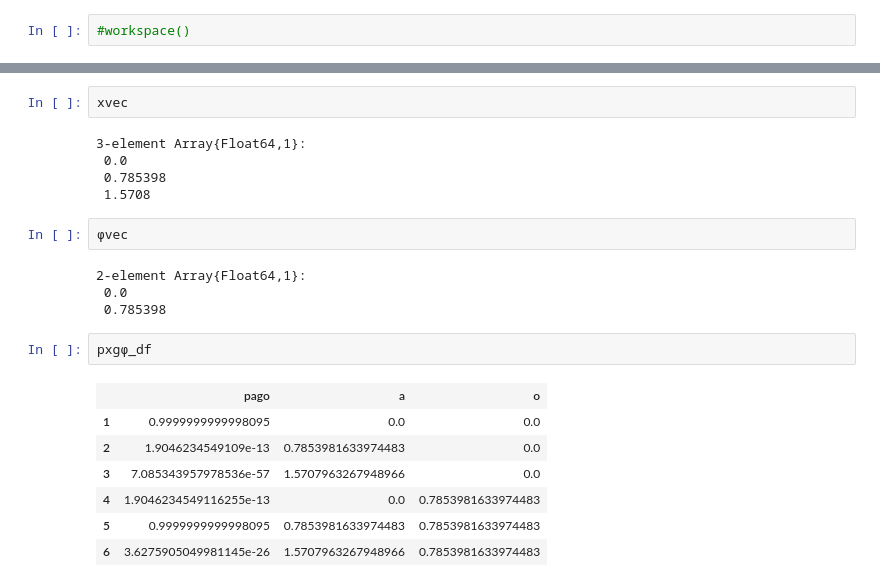
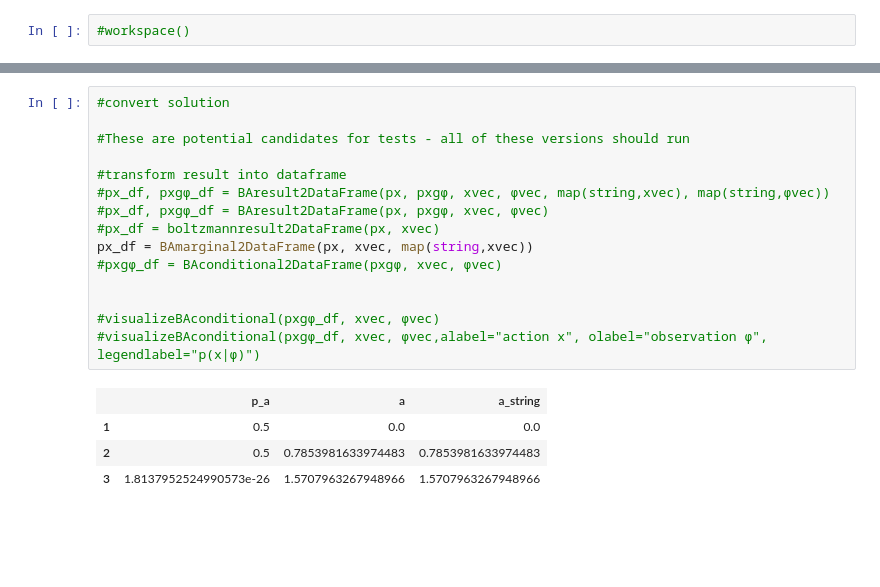
Before and after one commit to tgenewein/BoundedRationalityAbstractionAndHierarchicalDecisionMaking, a Jupyter notebook: RateDistortionDecisionMaking.ipynb, the cells around one changed output, grey strips where cells are left out. Drawn from its saved outputs; the diff is of its cells as text; blank space fills up the shorter version.

```diff
--- a/RateDistortionDecisionMaking.ipynb
+++ b/RateDistortionDecisionMaking.ipynb
@@ -79,23 +59,20 @@ Plot(...)
-# %%
-xvec
-# %% [output]
-3-element Array{Float64,1}:
- 0.0
- 0.785398
- 1.5708
-# %%
-ϕvec
-# %% [output]
-2-element Array{Float64,1}:
- 0.0
- 0.785398
-# %%
-pxgϕ_df
-# %% [output]
-|  | pago | a | o |
-| 1 | 0.9999999999998095 | 0.0 | 0.0 |
-| 2 | 1.9046234549109e-13 | 0.7853981633974483 | 0.0 |
-| 3 | 7.085343957978536e-57 | 1.5707963267948966 | 0.0 |
-| 4 | 1.9046234549116255e-13 | 0.0 | 0.7853981633974483 |
-| 5 | 0.9999999999998095 | 0.7853981633974483 | 0.7853981633974483 |
-| 6 | 3.6275905049981145e-26 | 1.5707963267948966 | 0.7853981633974483 |
+# %%
+#convert solution
+
+#These are potential candidates for tests - all of these versions should run
+
+#transform result into dataframe
+#px_df, pxgϕ_df = BAresult2DataFrame(px, pxgϕ, xvec, ϕvec, map(string,xvec), map(string,ϕvec))
+#px_df, pxgϕ_df = BAresult2DataFrame(px, pxgϕ, xvec, ϕvec)
+#px_df = boltzmannresult2DataFrame(px, xvec)
+px_df = BAmarginal2DataFrame(px, xvec, map(string,xvec))
+#pxgϕ_df = BAconditional2DataFrame(pxgϕ, xvec, ϕvec)
+
+
+#visualizeBAconditional(pxgϕ_df, xvec, ϕvec)
+#visualizeBAconditional(pxgϕ_df, xvec, ϕvec,alabel="action x", olabel="observation ϕ", legendlabel="p(x|ϕ)")
+# %% [output]
+|  | p_a | a | a_string |
+| 1 | 0.5 | 0.0 | 0.0 |
+| 2 | 0.5 | 0.7853981633974483 | 0.7853981633974483 |
+| 3 | 1.8137952524990573e-26 | 1.5707963267948966 | 1.5707963267948966 |
```
Also changed, not shown: parts of 5 cells of this notebook, 4 other files.
